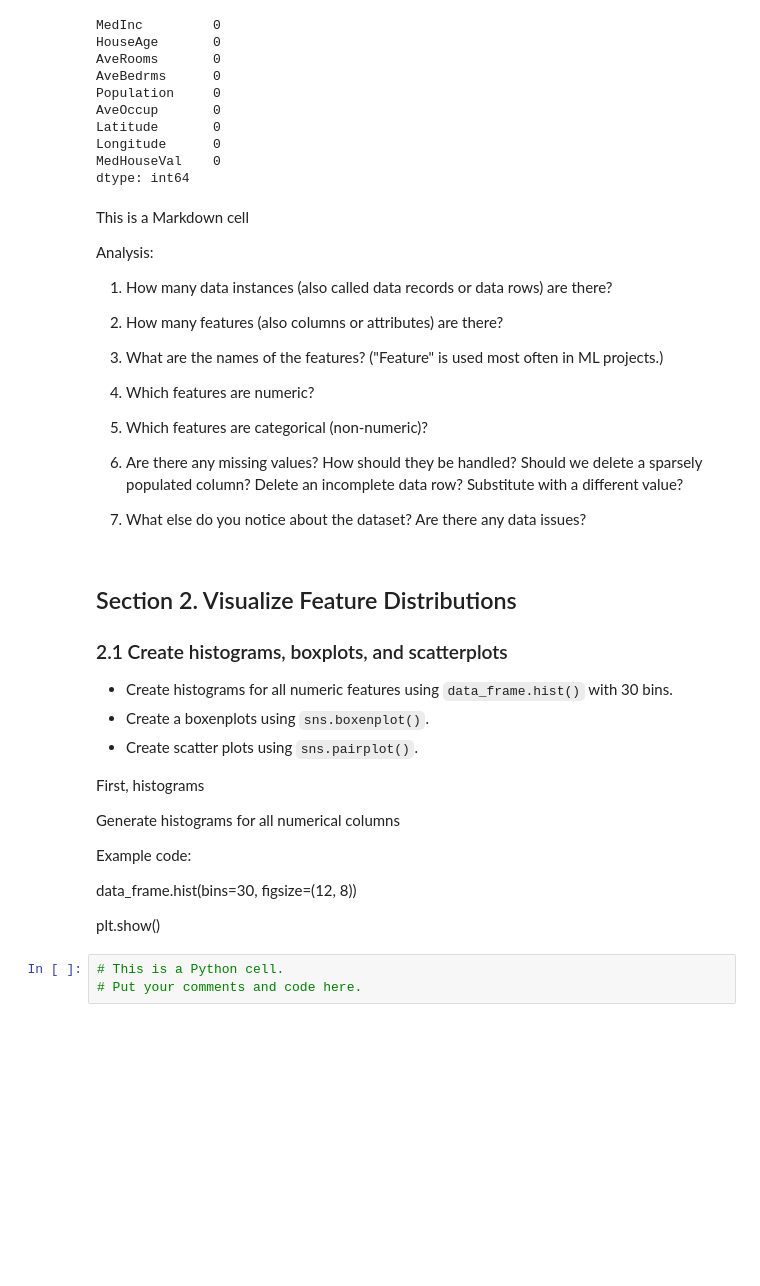
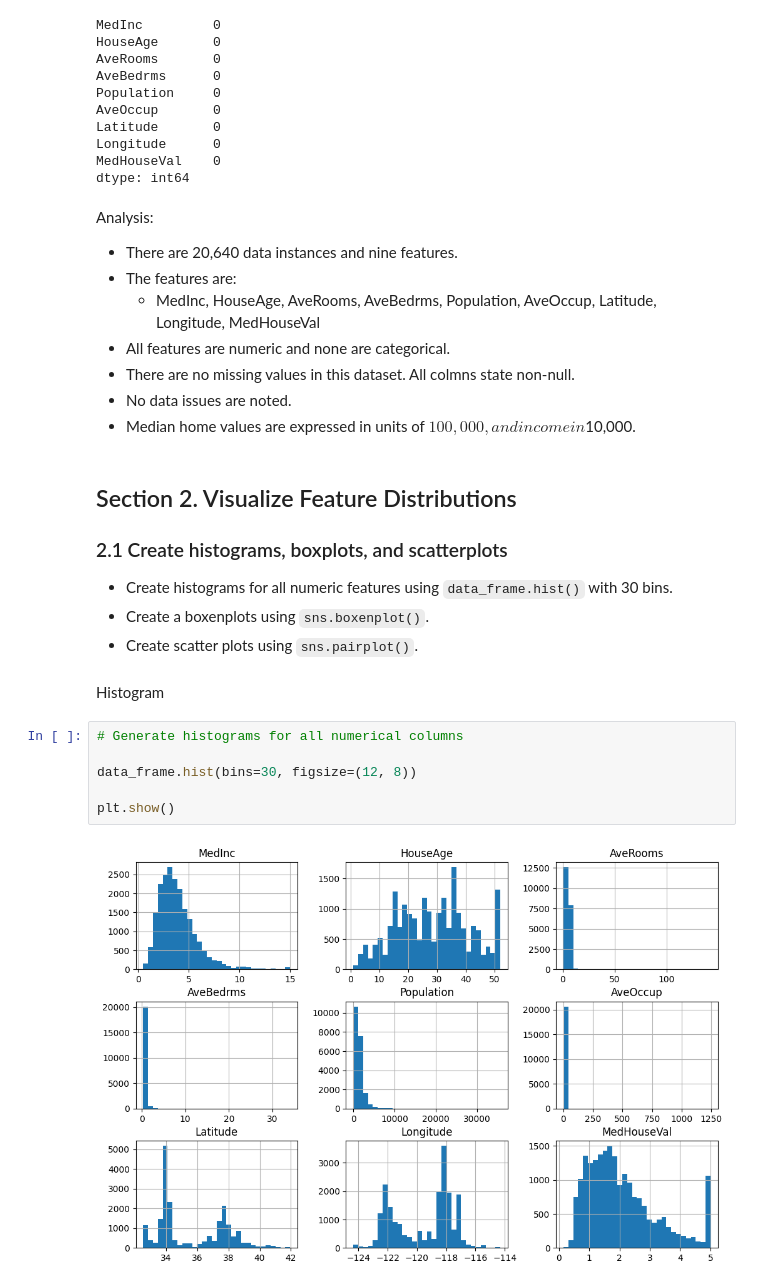
Before and after one commit to BethSpornitz/ml01, a Jupyter notebook: notebooks/project01/ml01.ipynb, the cells around one changed output. Drawn from its saved outputs; the diff is of its cells as text; blank space fills up the shorter version.

```diff
--- a/notebooks/project01/ml01.ipynb
+++ b/notebooks/project01/ml01.ipynb
@@ -106,24 +98,15 @@ Longitude      0
 MedHouseVal    0
 dtype: int64
 # %% [markdown]
-This is a Markdown cell
-
-
 Analysis:
 
-1) How many data instances (also called data records or data rows) are there?
-
-2) How many features (also columns or attributes) are there?
-
-3) What are the names of the features? ("Feature" is used most often in ML projects.)
-
-4) Which features are numeric?
-
-5) Which features are categorical (non-numeric)?
-
-6) Are there any missing values? How should they be handled? Should we delete a sparsely populated column? Delete an incomplete data row? Substitute with a different value?
-
-7) What else do you notice about the dataset? Are there any data issues?
+- There are 20,640 data instances and nine features.
+- The features are:
+    - MedInc, HouseAge, AveRooms, AveBedrms, Population, AveOccup, Latitude, Longitude, MedHouseVal
+- All features are numeric and none are categorical.
+- There are no missing values in this dataset.  All colmns state non-null.
+- No data issues are noted.
+- Median home values are expressed in units of $100,000, and income in $10,000.
 # %% [markdown]
 ## Section 2. Visualize Feature Distributions
 ### 2.1 Create histograms, boxplots, and scatterplots
@@ -131,16 +114,13 @@ Analysis:
 - Create histograms for all numeric features using `data_frame.hist()` with 30 bins.
 - Create a boxenplots using `sns.boxenplot()`.
 - Create scatter plots using `sns.pairplot()`.
-
-First, histograms
-
-Generate histograms for all numerical columns
-
-Example code:
-
-data_frame.hist(bins=30, figsize=(12, 8))
-
-plt.show()
+# %% [markdown]
+Histogram
 # %%
-# This is a Python cell.
-# Put your comments and code here.
+# Generate histograms for all numerical columns
+
+data_frame.hist(bins=30, figsize=(12, 8))
+
+plt.show()
+# %% [output]
+[figure, added]
```
Also changed, not shown: parts of 26 cells of this notebook.
